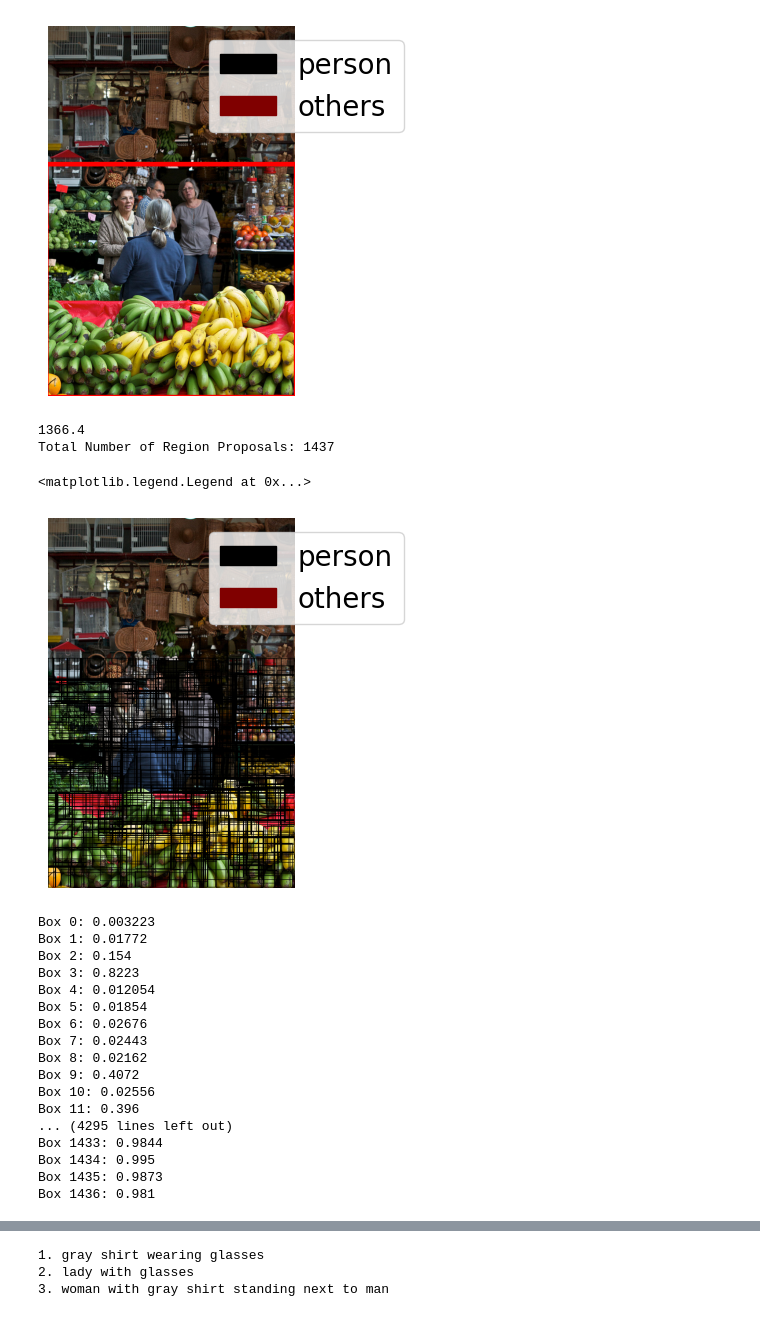
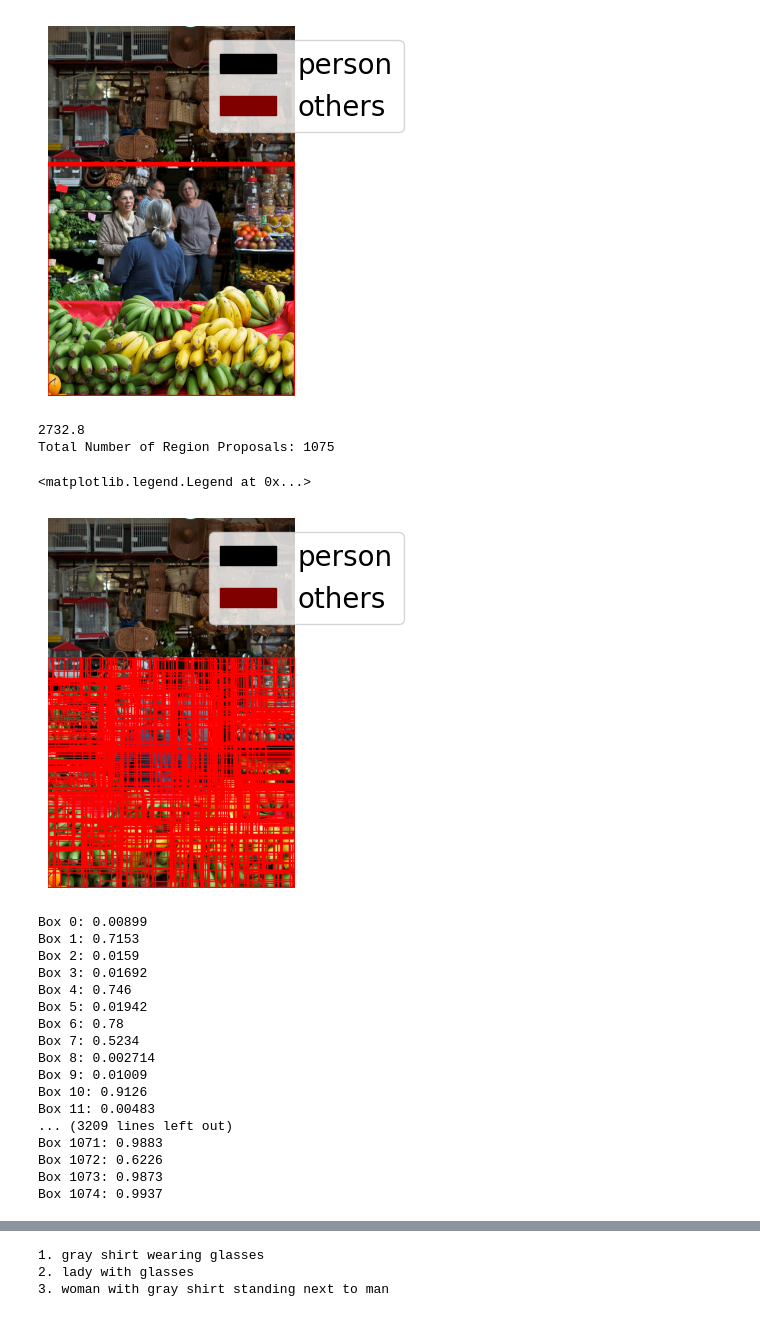
Before and after one commit to zixinglin07/instance-lseg, a Jupyter notebook: refcoco_notebook.ipynb, the cells around one changed output, grey strips where cells are left out. Drawn from its saved outputs; the diff is of its cells as text; code cells hidden in the pictures.

```diff
--- a/refcoco_notebook.ipynb
+++ b/refcoco_notebook.ipynb
@@ -741,7 +739,7 @@ img_copy = img.copy()
 #plt.imshow(img_copy)
 
 w,h = img.size
-min_size = w*h*0.005 #arbitary min size, 0.005 for the cat human image
+min_size = w*h*0.01 #arbitary min size, 0.005 for the cat human image
 new_bbox = bbox_instancing(bboxes,segmaps,min_size=min_size)
 
 #sample bbox instancing result
@@ -845,6 +843,7 @@ plt.legend(handles=patches, loc='upper right', bbox_to_anchor=(1.5, 1), prop={'s
 [figure]
 # %%
 #####REGION PROPOSAL########
+
 prop_rects = ssearch(img_path+refer.loadImgs(image_id)[0]['file_name'], new_bbox[0][best_bbox], min_size) #uninstanced bboxes, use the best box and perform region proposal
 img_copy_test = Image.open(img_path+refer.loadImgs(image_id)[0]['file_name'])
 #print(prop_rects)
@@ -869,29 +868,29 @@ vote_arr = []
 
 best_id = -1
 # %% [output]
-1366.4
-Total Number of Region Proposals: 1437
+2732.8
+Total Number of Region Proposals: 1075
 # %%
 
 for rect in prop_rects:
     #print((processed_new_bbox[i][j]))
     topLeft = (rect[0],rect[1])
     bottomRight = (rect[2],rect[3])
     img1 = ImageDraw.Draw(img_copy_test)
     #rect_color = getHexColor(rgba_cols[i])
-    draw_rectangle(img1, (topLeft,bottomRight),color = tuple(rgba_cols[0]), width=1)
-    #draw_rectangle(img1, (topLeft,bottomRight),color = "red", width=2)
+    #draw_rectangle(img1, (topLeft,bottomRight),color = tuple(rgba_cols[0]), width=5)
+    draw_rectangle(img1, (topLeft,bottomRight),color = "red", width=2)
     count+=1
     if count>1000:
         break
 plt.axis('off')
 plt.imshow(img_copy_test)
 plt.legend(handles=patches, loc='upper right', bbox_to_anchor=(1.5, 1), prop={'size': 20})
 #print("Input: "+user_input)
 #bboxes
 # %% [output]
 <matplotlib.legend.Legend at 0x...>
-[figure, old version]
+[figure, new version]
 # %%
 for sentence in ref['sentences']:
     max_score = 0
@@ -921,21 +920,21 @@ for sentence in ref['sentences']:
     else:
         break
 # %% [output]
-Box 0: 0.003223
-Box 1: 0.01772
-Box 2: 0.154
-Box 3: 0.8223
-Box 4: 0.012054
-Box 5: 0.01854
-Box 6: 0.02676
-Box 7: 0.02443
-Box 8: 0.02162
-Box 9: 0.4072
-Box 10: 0.02556
-Box 11: 0.396
-... (4295 lines left out)
-Box 1433: 0.9844
-Box 1434: 0.995
-Box 1435: 0.9873
-Box 1436: 0.981
+Box 0: 0.00899
+Box 1: 0.7153
+Box 2: 0.0159
+Box 3: 0.01692
+Box 4: 0.746
+Box 5: 0.01942
+Box 6: 0.78
+Box 7: 0.5234
+Box 8: 0.002714
+Box 9: 0.01009
+Box 10: 0.9126
+Box 11: 0.00483
+... (3209 lines left out)
+Box 1071: 0.9883
+Box 1072: 0.6226
+Box 1073: 0.9873
+Box 1074: 0.9937
 # %%
```
Also changed, not shown: parts of 8 cells of this notebook, 3 other files.
